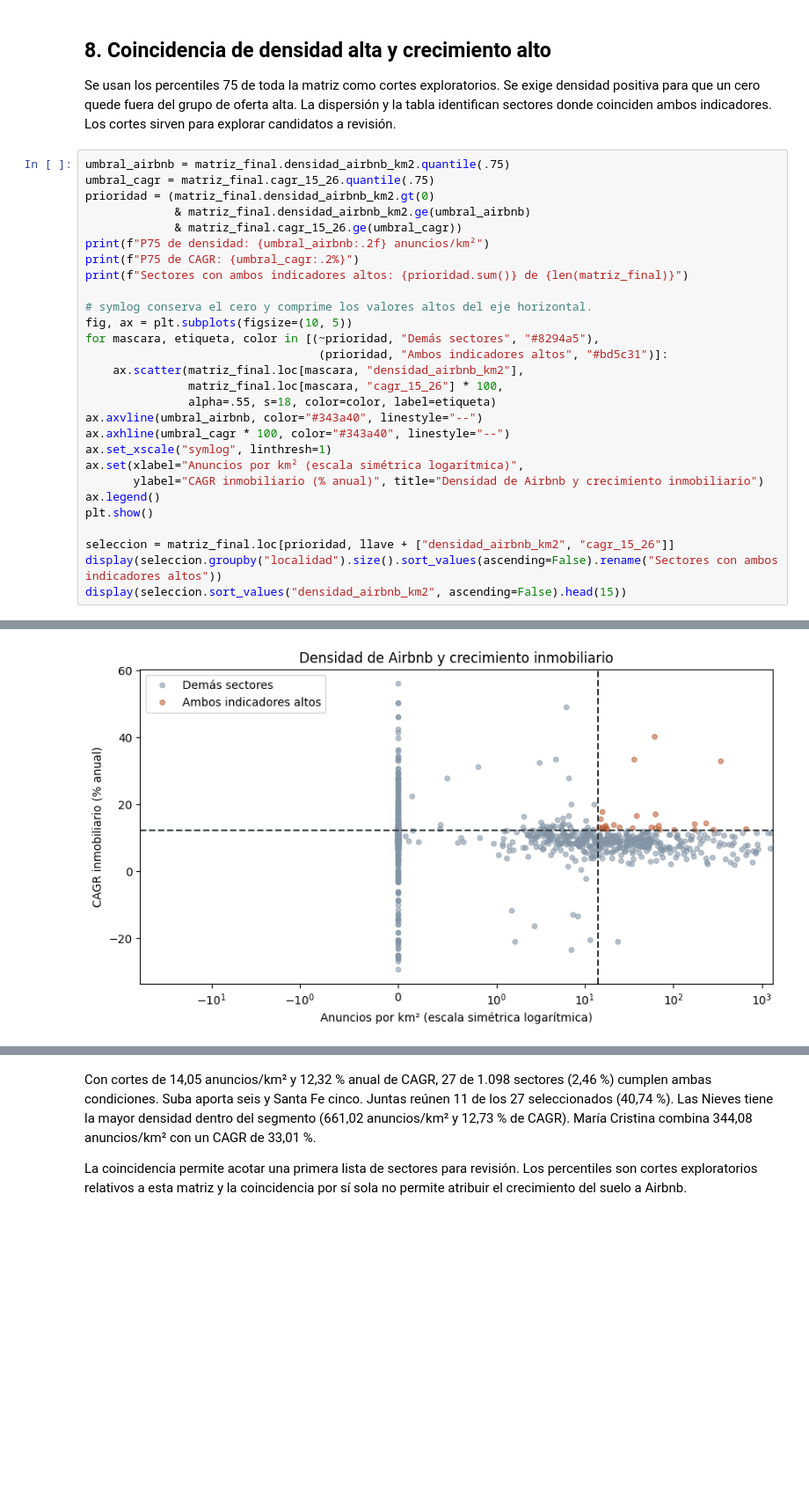
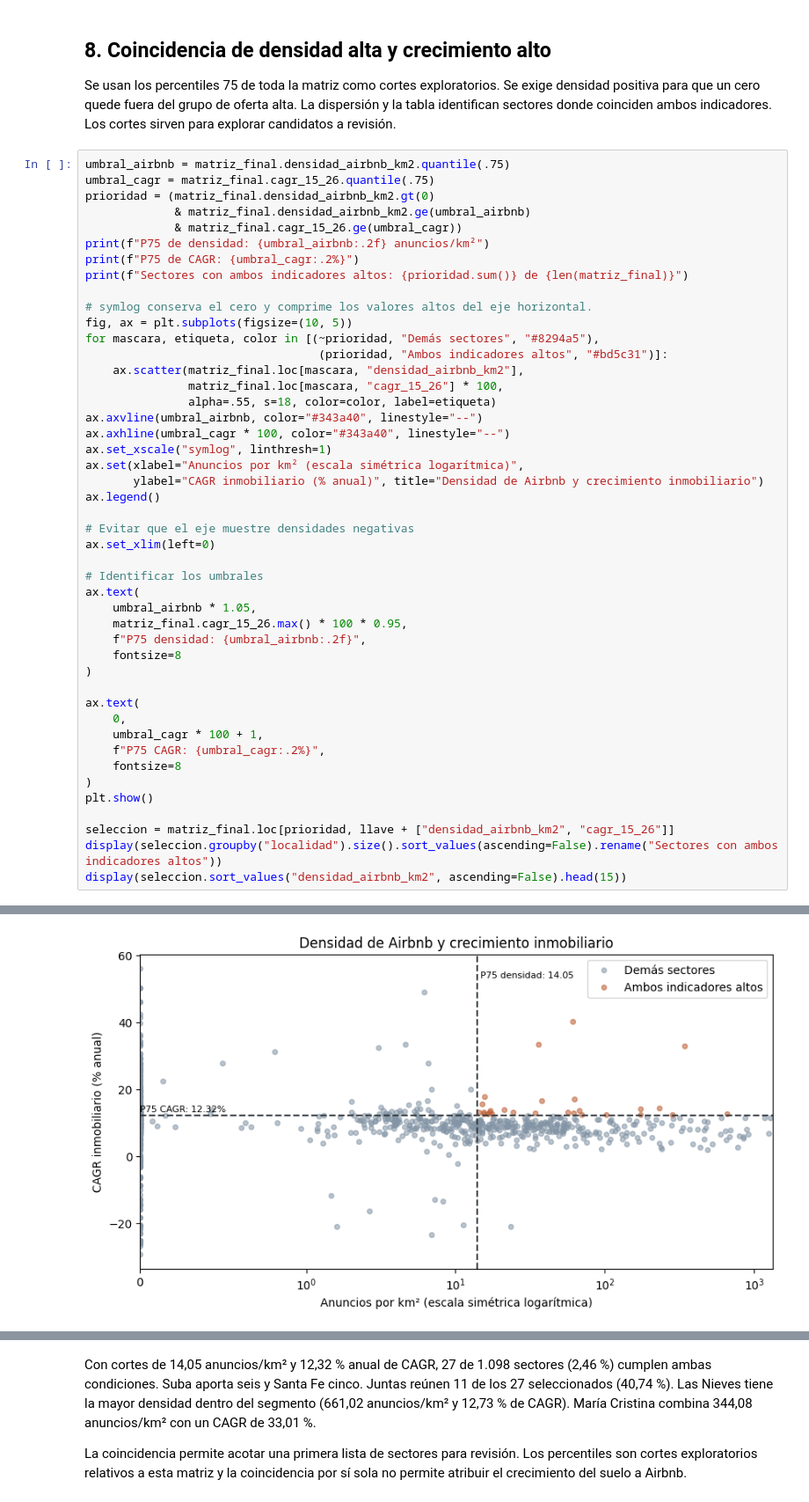
Before and after one commit to Informer20/dinamica-inmobiliaria-bogota-grupo2, a Jupyter notebook: notebooks/02_Entendimiento_de_los_datos.ipynb, the cells around one changed output, grey strips where cells are left out. Shown at 88% size. Saved outputs shown, nothing was run; the diff lists cells and outputs as text; blank space fills up the shorter version.

```diff
--- a/notebooks/02_Entendimiento_de_los_datos.ipynb
+++ b/notebooks/02_Entendimiento_de_los_datos.ipynb
@@ -252,34 +692,52 @@ umbral_airbnb = matriz_final.densidad_airbnb_km2.quantile(.75)
 umbral_cagr = matriz_final.cagr_15_26.quantile(.75)
 prioridad = (matriz_final.densidad_airbnb_km2.gt(0)
              & matriz_final.densidad_airbnb_km2.ge(umbral_airbnb)
              & matriz_final.cagr_15_26.ge(umbral_cagr))
 print(f"P75 de densidad: {umbral_airbnb:.2f} anuncios/km²")
 print(f"P75 de CAGR: {umbral_cagr:.2%}")
 print(f"Sectores con ambos indicadores altos: {prioridad.sum()} de {len(matriz_final)}")
 
 # symlog conserva el cero y comprime los valores altos del eje horizontal.
 fig, ax = plt.subplots(figsize=(10, 5))
 for mascara, etiqueta, color in [(~prioridad, "Demás sectores", "#8294a5"),
                                   (prioridad, "Ambos indicadores altos", "#bd5c31")]:
     ax.scatter(matriz_final.loc[mascara, "densidad_airbnb_km2"],
                matriz_final.loc[mascara, "cagr_15_26"] * 100,
                alpha=.55, s=18, color=color, label=etiqueta)
 ax.axvline(umbral_airbnb, color="#343a40", linestyle="--")
 ax.axhline(umbral_cagr * 100, color="#343a40", linestyle="--")
 ax.set_xscale("symlog", linthresh=1)
 ax.set(xlabel="Anuncios por km² (escala simétrica logarítmica)",
        ylabel="CAGR inmobiliario (% anual)", title="Densidad de Airbnb y crecimiento inmobiliario")
 ax.legend()
+
+# Evitar que el eje muestre densidades negativas
+ax.set_xlim(left=0)
+
+# Identificar los umbrales
+ax.text(
+    umbral_airbnb * 1.05,
+    matriz_final.cagr_15_26.max() * 100 * 0.95,
+    f"P75 densidad: {umbral_airbnb:.2f}",
+    fontsize=8
+)
+
+ax.text(
+    0,
+    umbral_cagr * 100 + 1,
+    f"P75 CAGR: {umbral_cagr:.2%}",
+    fontsize=8
+)
 plt.show()
 
 seleccion = matriz_final.loc[prioridad, llave + ["densidad_airbnb_km2", "cagr_15_26"]]
 display(seleccion.groupby("localidad").size().sort_values(ascending=False).rename("Sectores con ambos indicadores altos"))
 display(seleccion.sort_values("densidad_airbnb_km2", ascending=False).head(15))
 # %% [output]
 P75 de densidad: 14.05 anuncios/km²
 P75 de CAGR: 12.32%
 Sectores con ambos indicadores altos: 27 de 1098
-[figure, old version]
+[figure, new version]
 |  | Sectores con ambos indicadores altos |
 | localidad |  |
 | SUBA | 6 |
```
Also changed, not shown: parts of 17 cells of this notebook.
